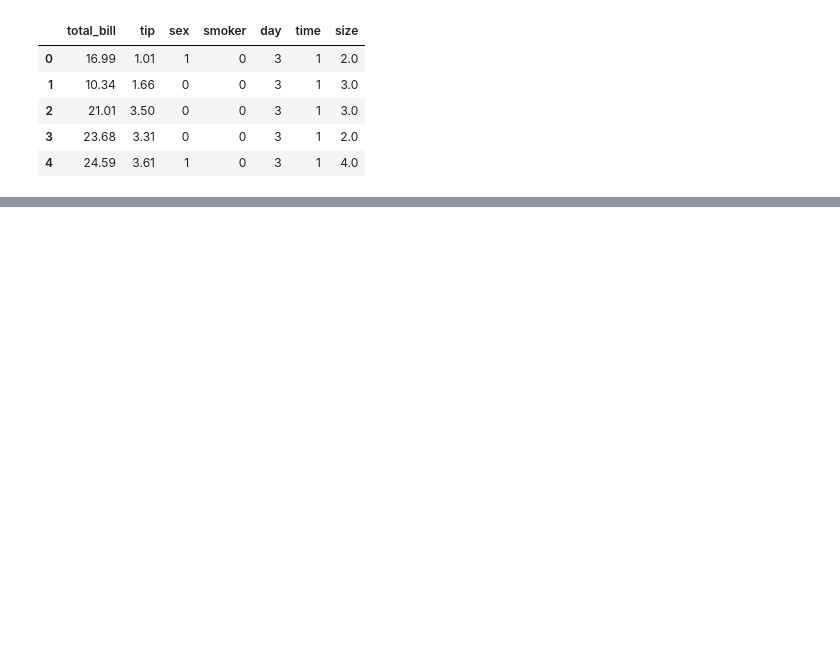
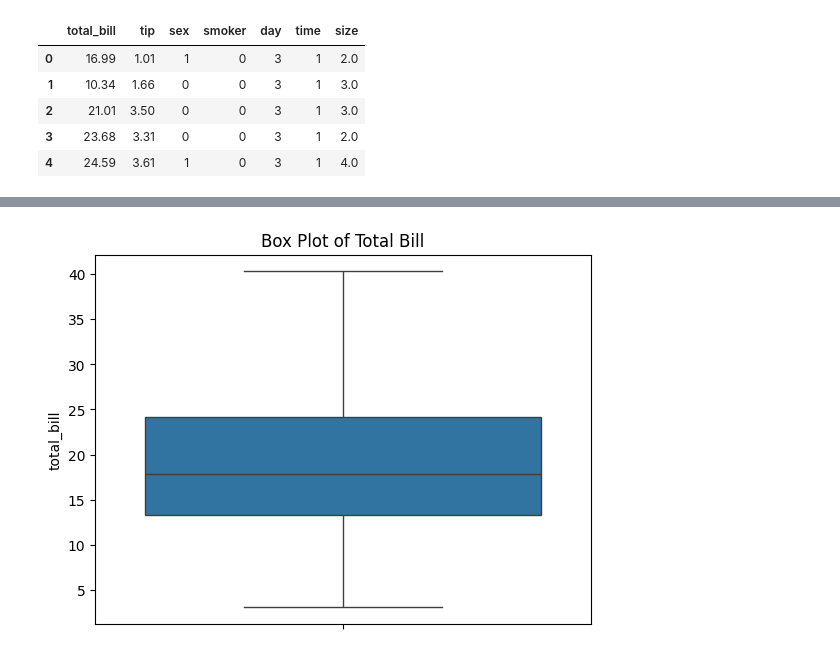
Before and after one commit to Saipranith05/Mobile_Prediction, a Jupyter notebook: eda2.ipynb, the cells around one changed output, grey strips where cells are left out. Drawn from its saved outputs; the diff is of its cells as text; code cells hidden in the pictures; blank space fills up the shorter version.

```diff
--- a/eda2.ipynb
+++ b/eda2.ipynb
@@ -486,0 +493,6 @@ df.head()
+# %%
+sns.boxplot(df['total_bill'])
+plt.title("Box Plot of Total Bill")
+plt.show()
+# %% [output]
+[figure, added]
```
Also changed, not shown: parts of 15 cells of this notebook.
